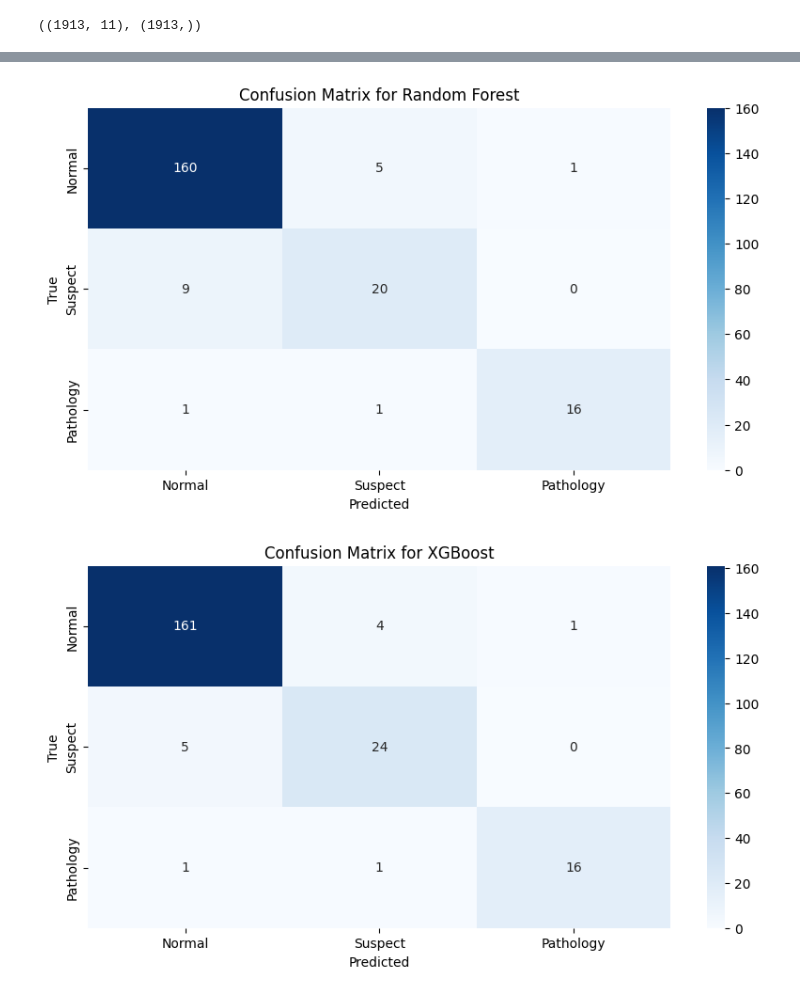
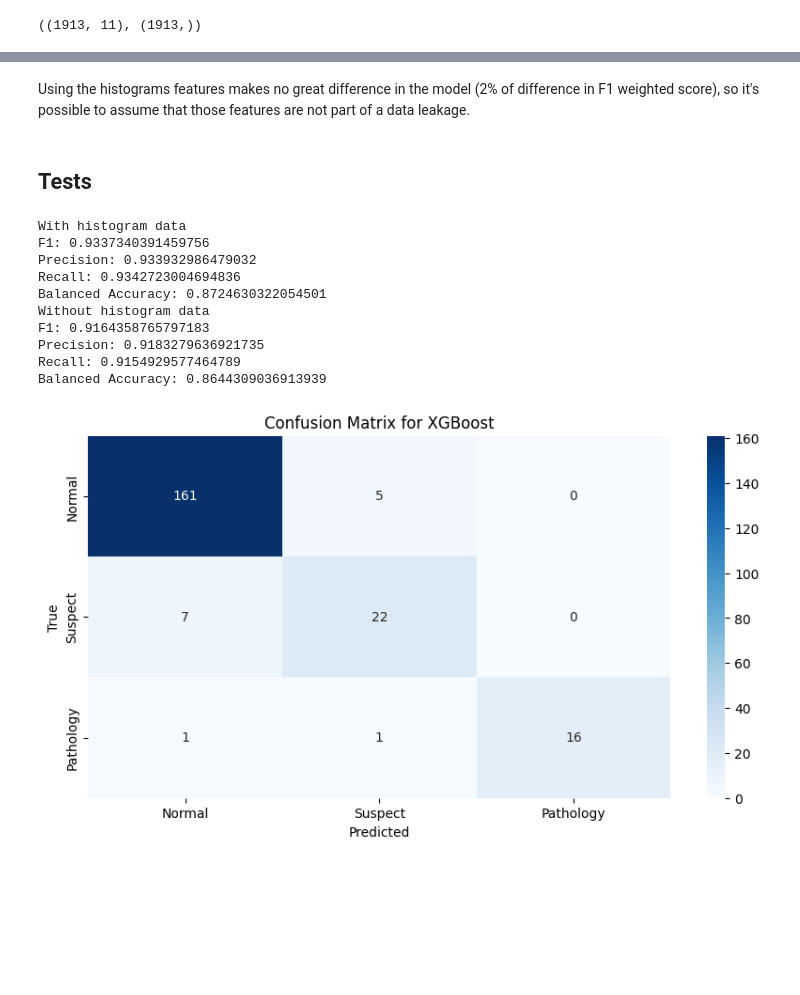
Before and after one commit to arthurcbaia/MC906, a Jupyter notebook: model_training.ipynb, the cells around one changed output, grey strips where cells are left out. Cells and saved outputs as stored; diff of their text form; code cells hidden in the pictures; blank space fills up the shorter version.

```diff
--- a/model_training.ipynb
+++ b/model_training.ipynb
@@ -332,0 +197,9 @@ for metric in ["avg_f1", "avg_precision", "avg_recall", "avg_balanced_accuracy"]
+# %%
+# standardize features
+from sklearn.preprocessing import StandardScaler
+
+scaler = StandardScaler()
+
+x_train_scaled = scaler.fit_transform(x_train)
+
+x_train_scaled_without_hist = scaler.fit_transform(x_train_without_hist)
@@ -332,0 +208,11 @@ for metric in ["avg_f1", "avg_precision", "avg_recall", "avg_balanced_accuracy"]
+# %%
+# Apply GridSearchCV for each model
+best_estimators = {}
+for model_name, mp in models_params.items():
+    grid_search = GridSearchCV(
+        mp['model'], mp['params'], cv=FOLDS, scoring='f1_weighted', n_jobs=-1)
+    grid_search.fit(x_train if model_name not in ["SVM", "KNN"] else x_train_scaled,
+                    y_train)
+    best_estimators[model_name] = grid_search.best_estimator_
+    print(f"Best parameters for {model_name}: {grid_search.best_params_}")
+    print(f"Best score for {model_name}: {grid_search.best_score_}")
@@ -333,3 +312,7 @@ for metric in ["avg_f1", "avg_precision", "avg_recall", "avg_balanced_accuracy"]
+# %% [markdown]
+Using the histograms features makes no great difference in the model (2% of difference in F1 weighted score), so it's possible to assume that those features are not part of a data leakage.
+# %% [markdown]
+## Tests
 # %%
 # test the model with the test set
 test_results = {model: {} for model, _ in models}
@@ -362,44 +345,56 @@ x_test = test.drop("fetal_health", axis=1)
 
 y_test = test["fetal_health"]
 
+x_test_without_hist = test_without_hist.drop("fetal_health", axis=1)
 
-# test with the test set with all models
+y_test_without_hist = test_without_hist["fetal_health"]
 
+print('With histogram data')
 
-for model_name, model in models:
-    model.fit(x_train, y_train)
-    print(f"Model: {model_name}")
-    test_results[model_name] = test_model(model, x_test, y_test)
+test_results['XGBoost'] = test_model(
+    best_estimators['XGBoost'], x_test, y_test)
+
+print('Without histogram data')
+
+test_results['XGBoost'] = test_model(
+    best_estimators_without_estimators['CatBoost'], x_test_without_hist, y_test_without_hist)
+# %% [output]
+With histogram data
+F1: 0.9337340391459756
+Precision: 0.933932986479032
+Recall: 0.9342723004694836
+Balanced Accuracy: 0.8724630322054501
+Without histogram data
+F1: 0.9164358765797183
+Precision: 0.9183279636921735
+Recall: 0.9154929577464789
+Balanced Accuracy: 0.8644309036913939
 # %%
 # matrix confusion
 import seaborn as sns
 from sklearn.metrics import confusion_matrix
 
 y_test = LabelEncoder().fit_transform(y_test)
 
 
+model = best_estimators['XGBoost']
+y_pred = model.predict(x_test)
 
-for model_name, model in models:
-    y_pred = model.predict(x_test)
+c = confusion_matrix(y_test, y_pred)
 
-    c = confusion_matrix(y_test, y_pred)
+# plot
 
-    # plot
+plt.figure(figsize=(10, 5))
 
-    plt.figure(figsize=(10, 5))
+sns.heatmap(c, annot=True, fmt="d", cmap="Blues",
+            xticklabels=[label2class[i] for i in range(1, 4)],
+            yticklabels=[label2class[i] for i in range(1, 4)])
 
-    sns.heatmap(c, annot=True, fmt="d", cmap="Blues",
-                xticklabels=[label2class[i] for i in range(1, 4)],
-                yticklabels=[label2class[i] for i in range(1, 4)])
-
-
-    plt.title(f"Confusion Matrix for {model_name}")
-
-    plt.xlabel("Predicted")
-    plt.ylabel("True")
+plt.title(f"Confusion Matrix for XGBoost")
+plt.xlabel("Predicted")
+plt.ylabel("True")
 
 
 plt.show()
 # %% [output]
-[figure, old version]
+[figure, new version]
-[figure, removed]
```
Also changed, not shown: parts of 22 cells of this notebook.
